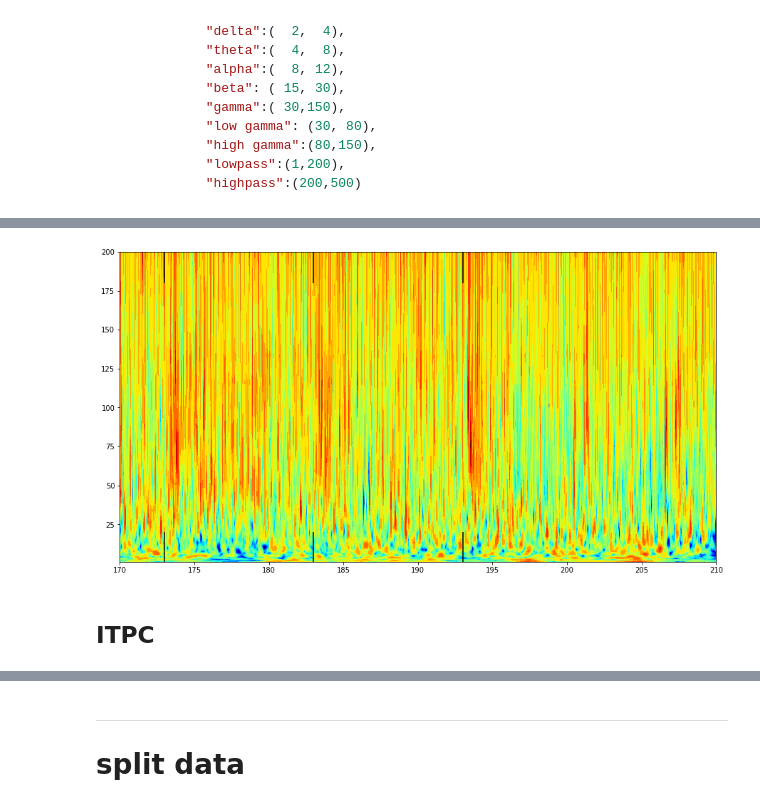
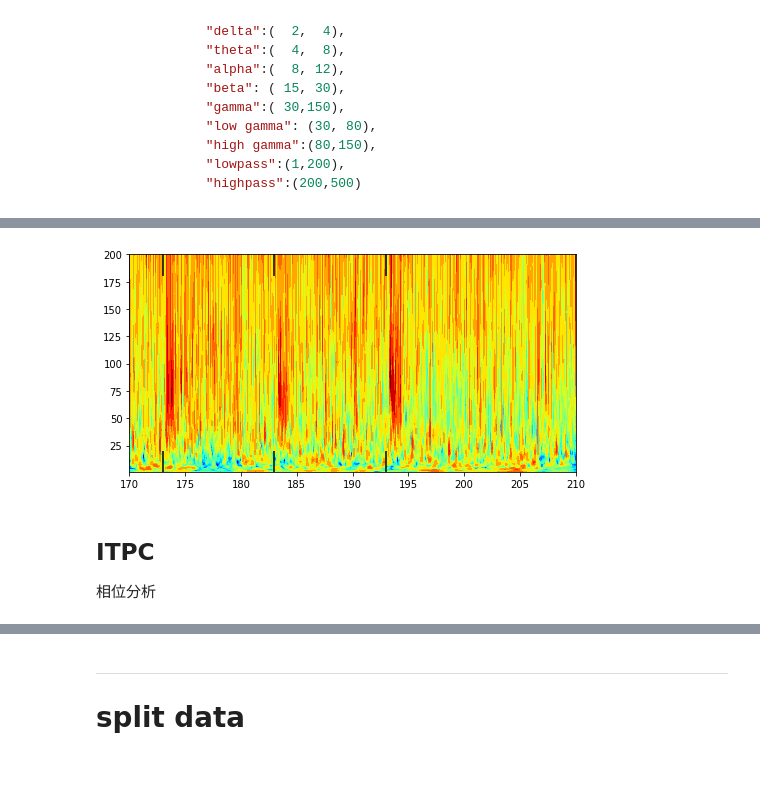
Before and after one commit to ZhangJiayiLab/EEG-Analysis, a Jupyter notebook: python/EA_validation.ipynb, the cells around one changed output, grey strips where cells are left out. Cells and saved outputs as stored; diff of their text form; code cells hidden in the pictures; blank space fills up the shorter version.

```diff
--- a/python/EA_validation.ipynb
+++ b/python/EA_validation.ipynb
@@ -22,10 +47,10 @@ datadir = "../../Data"
 resultdir = "../../Result"
 patientName = "Chen Zhou"
 fs = 2000
+roi = None  # region of interest，如果设为None则自动设置为(-2, ITI)
 
-targetexp = "180901-3-10"
+targetexp = "180901-3-10"  # 需要导入的文件的文件名
 
 datacontainer = ea.CompactDataContainer(
     datadir, resultdir, patientName,
-    targetexp, fs, (-2, 10)
-)
+    targetexp, fs)
@@ -61,13 +144,13 @@ plt.close('all')
 # %%
-chidx = 98
-trange = (170.0, 210.0)
-# ch_split = datacontainer.group_channel_by_marker(chidx, "grating")
+chidx = 99  # 选取目标的channel编号
+trange = (170.0, 210.0)  # 设置目标的时间段，单位为sec，注意：不要超过实际数据的最大范围
+
 starter = int(trange[0] * fs)
 gap = int((trange[1]-trange[0]) * fs)
-target_ch = datacontainer.channels[chidx, starter:starter+gap]
+target_ch = datacontainer.channels[chidx, starter:starter+gap]  # 获取目标的原始数据片段
 
-frange = np.logspace(np.log10(1), np.log10(200), 40)
-%time dwt_result = ea.dwt(target_ch, fs, frange, reflection=True)
-pxx = ea.power.dwt_power(dwt_result, fs, baseline=(0.5,1.5))  # baseline normalization
-pxx = ea.power.dwt_power(dwt_result, fs)  # zscore normalization
+frange = np.logspace(np.log10(1), np.log10(200), 40)  # 设置目标的频率范围
+%time dwt_result = ea.dwt.dwt(target_ch, fs, frange, reflection=False)  # 进行小波变换，这时由于片段时间足够长，边界效应可以忽略，reflection可设为False
+
+pxx = ea.power.dwt_power(dwt_result, fs)  # 转化为power，并做zscore归一化处理
 # %% [output]
@@ -76,16 +159,24 @@ Wall time: 2.57 s
 # %%
-plt.figure(figsize=(15,8))
+# 可视化
+plt.figure(figsize=(8,4))
 tspec = np.linspace(trange[0],trange[1], np.size(pxx, 1))
 plt.contourf(tspec, frange, pxx, 40, cmap=plt.get_cmap("jet"))
 
-plt.vlines(datacontainer.markers["grating"][0][0][0, :], 180, 200)
-plt.vlines(datacontainer.markers["grating"][0][0][0, :], 1, 20)
+plt.vlines(datacontainer.markers["grating"][0][0][0, :], 180, 200)  # 划上 上方的grating标记
+plt.vlines(datacontainer.markers["grating"][0][0][0, :], 1, 20)  # 划上 下方的grating标记
 
-plt.xlim(trange)
+# 随堂练习？
+# 画上entrain的标记
+# ...
+
+plt.xlim(trange)  # 设置x轴的范围
 plt.clim([-3,3])
 plt.show()
+plt.close()
 # %% [output]
-[figure, old version]
+[figure, new version]
 # %% [markdown]
 ## ITPC
+
+相位分析
 # %%
```
Also changed, not shown: parts of 38 cells of this notebook, 24 other files.
